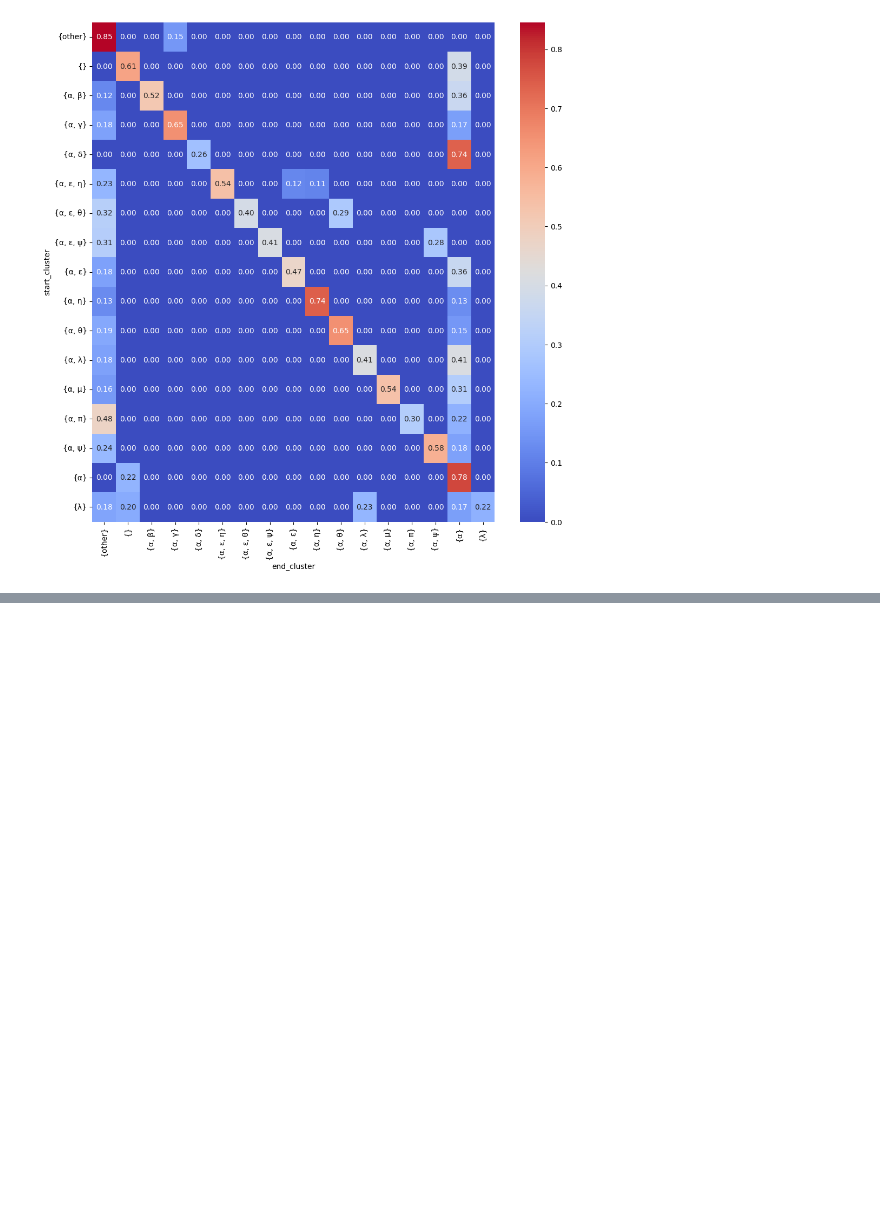
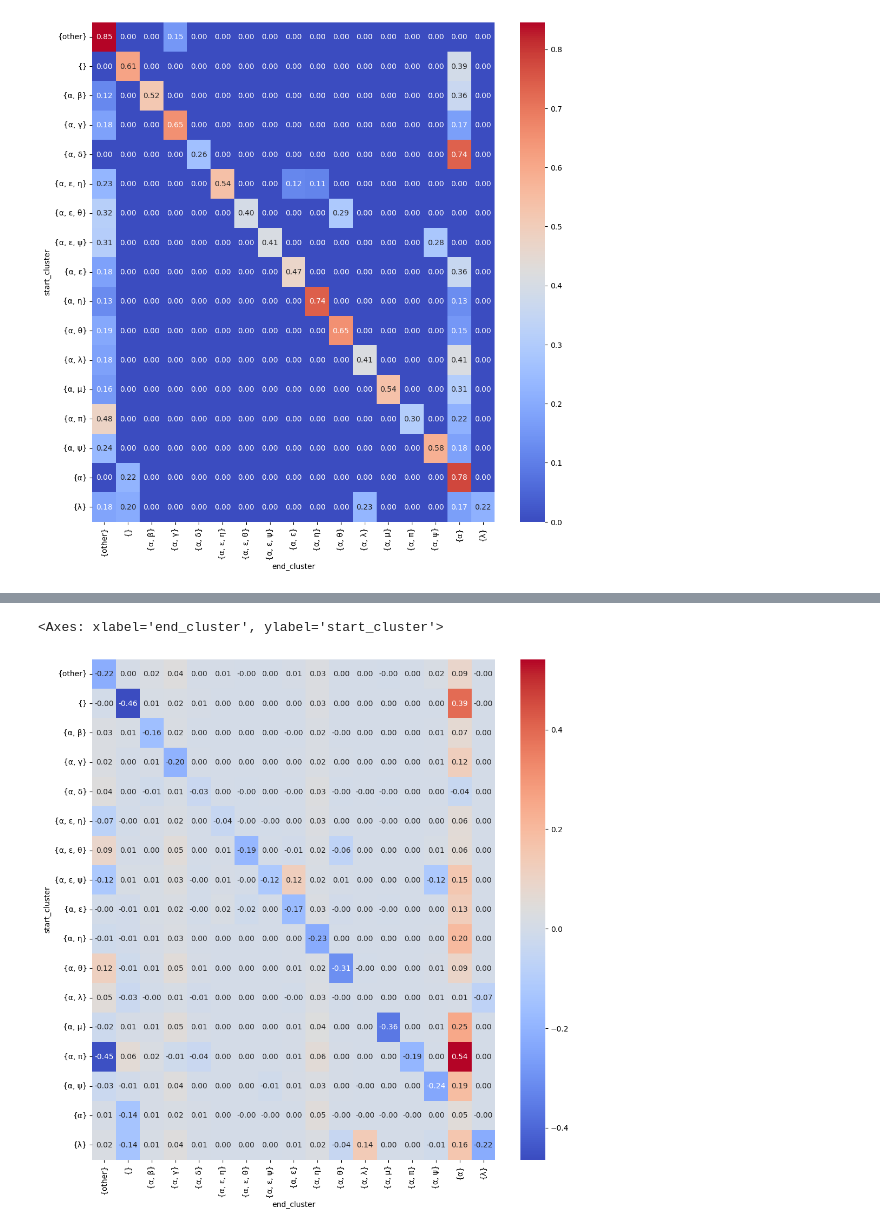
Before and after one commit to Kirill2187/client-cluster-prediction, a Jupyter notebook: exploration.ipynb, the cells around one changed output, grey strips where cells are left out. Cells and saved outputs as stored; diff of their text form; code cells hidden in the pictures; blank space fills up the shorter version.

```diff
--- a/exploration.ipynb
+++ b/exploration.ipynb
@@ -379,0 +258,8 @@ submission
+# %%
+cross_year_approx = np.linalg.matrix_power(cross_1, 12)
+diff = cross_year_approx - cross_train
+plt.figure(figsize=(12, 12))
+sns.heatmap(diff, cmap='coolwarm', annot=True, fmt='.2f')
+# %% [output]
+<Axes: xlabel='end_cluster', ylabel='start_cluster'>
+[figure, added]
```
Also changed, not shown: parts of 26 cells of this notebook, 5 other files.
